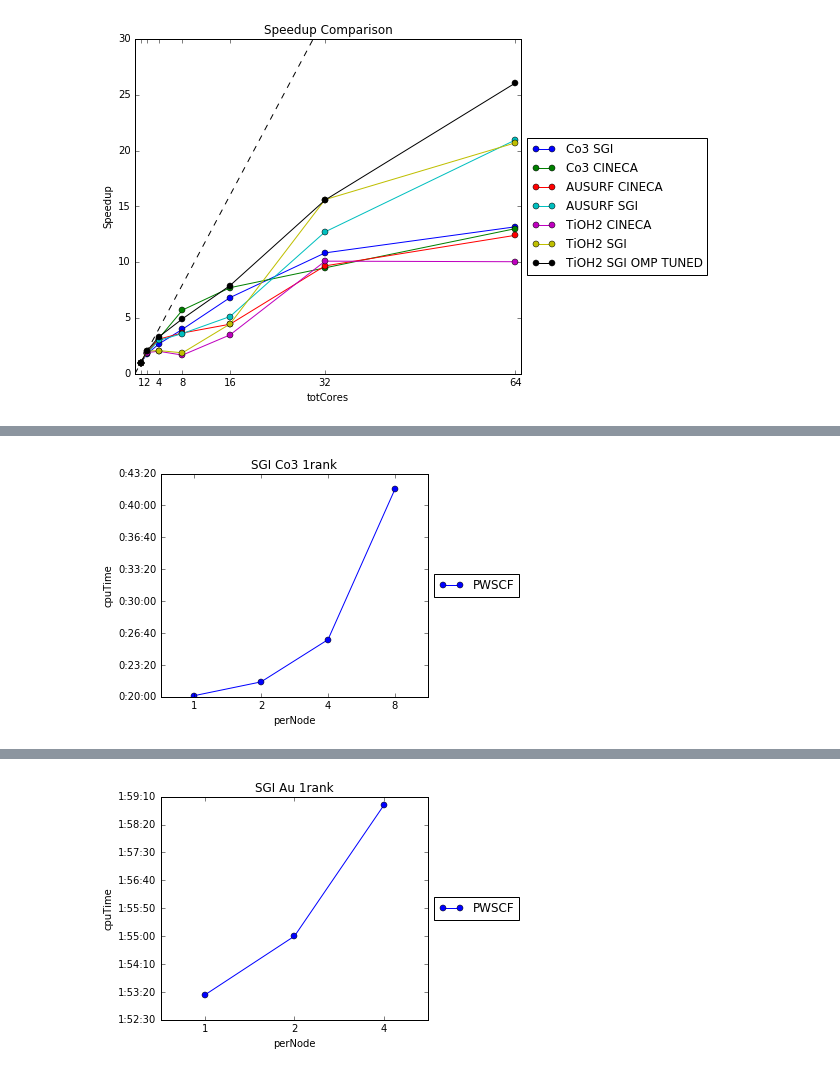
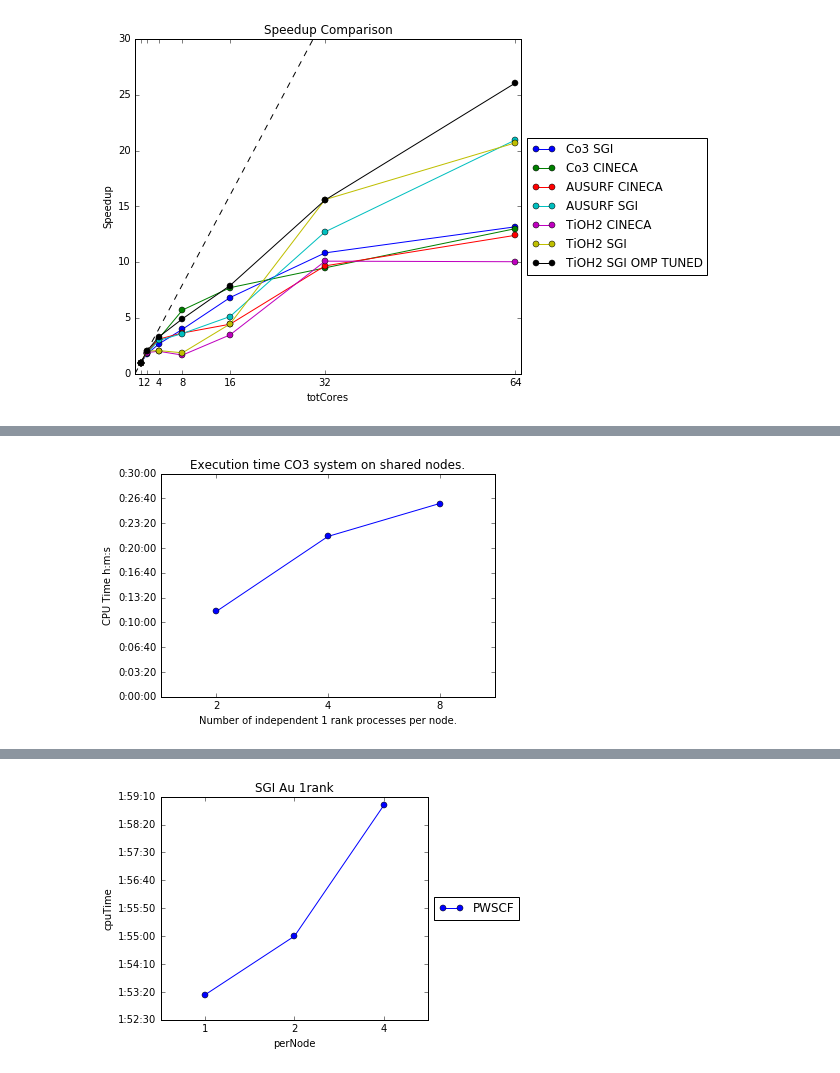
Before and after one commit to gioruffa/qetools, a Jupyter notebook: plotter.ipynb, the cells around one changed output, grey strips where cells are left out. Saved outputs shown, nothing was run; the diff lists cells and outputs as text; code cells hidden in the pictures.

```diff
--- a/plotter.ipynb
+++ b/plotter.ipynb
@@ -1115,25 +1216,31 @@ plt.ylim(0,30)
 # %%
 #stress tests on Co3 SGI
-#1rank 1perNode
-prefix='/data/datiTesi/NUMA/Co304_bench/SGI/1rank/1perNode/'
+#1rank 2perNode
+prefix='/data/datiTesi/NUMA/Co304_bench/SGI/2rank/2perNode/'
 csvFileName='Co3O4-H2-conf1-scf.csv'
-rank1_1perNode = condenseFolder(prefix,csvFileName,extraHeaderField=('perNode',1))
+rank2_2perNode = condenseFolder(prefix,csvFileName,extraHeaderField=('perNode',2))
 
 prefix='/data/datiTesi/NUMA/Co304_bench/SGI/1rank/2perNode/'
-rank1_2perNode = condenseFolder(prefix,csvFileName,extraHeaderField=('perNode',2))
+rank2_4perNode = condenseFolder(prefix,csvFileName,extraHeaderField=('perNode',4))
 
 prefix='/data/datiTesi/NUMA/Co304_bench/SGI/1rank/4perNode/'
-rank1_4perNode = condenseFolder(prefix,csvFileName,extraHeaderField=('perNode',4))
+rank2_8perNode = condenseFolder(prefix,csvFileName,extraHeaderField=('perNode',8))
 
-prefix='/data/datiTesi/NUMA/Co304_bench/SGI/1rank/8perNode/'
-rank1_8perNode = condenseFolder(prefix,csvFileName,extraHeaderField=('perNode',8))
 
-rank1Co3=Experiment()
-rank1Co3.addRun(rank1_1perNode)
-rank1Co3.addRun(rank1_2perNode)
-rank1Co3.addRun(rank1_4perNode)
-rank1Co3.addRun(rank1_8perNode)
+rank2Co3=Experiment()
+rank2Co3.addRun(rank2_2perNode)
+rank2Co3.addRun(rank2_4perNode)
+rank2Co3.addRun(rank2_8perNode)
+
+
+
+fig,axes = plt.subplots(1,1)
+rank2Co3.plotFunction(functions=['PWSCF'],orderBy='perNode',figure = fig, axes=axes, legend=False)
+axes.set_ylim(0,30*60*1000)
+axes.set_xlabel("Number of independent 1 rank processes per node.")
+axes.set_ylabel("CPU Time h:m:s")
+axes.set_title("Execution time CO3 system on shared nodes.")
+
+plt.savefig('/tmp/asd2.pdf')
+# %% [output]
+[figure, added]
-# %%
-rank1Co3.plotFunction(functions=['PWSCF'],orderBy='perNode', title='SGI Co3 1rank')
-# %% [output]
-[figure, removed]
```
Also changed, not shown: parts of 6 cells of this notebook, 2 other files.
